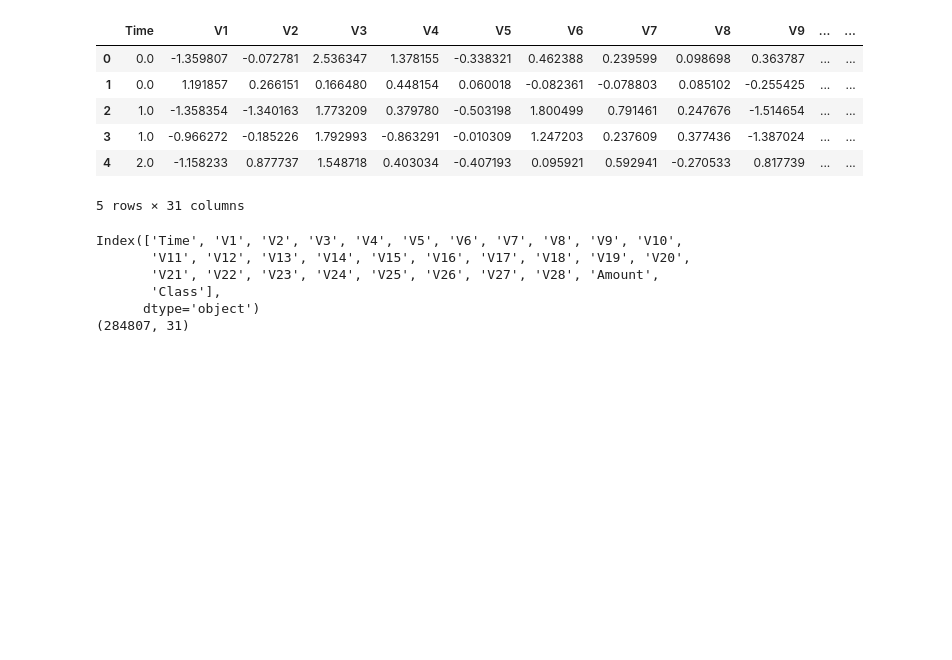
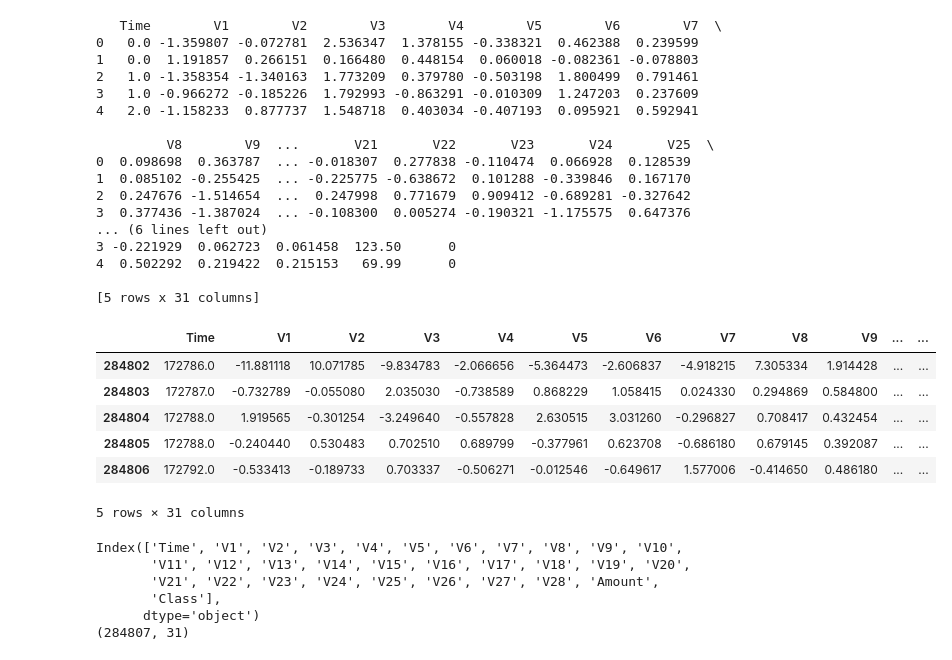
Before and after one commit to kanishka530/Smart-Bank-Transactions-Monitoring-and-Fraud-Detection-System, a Jupyter notebook: notebook/fraud_analysis.ipynb, the cells around one changed output. Saved outputs shown, nothing was run; the diff lists cells and outputs as text; code cells hidden in the pictures; blank space fills up the shorter version.

```diff
--- a/notebook/fraud_analysis.ipynb
+++ b/notebook/fraud_analysis.ipynb
@@ -5,15 +5,33 @@ import seaborn as sns
 # %%
 import pandas as pd
 data =pd.read_csv("../data/creditcard.csv")
-data.head()
+print(data.head())
+data.tail()
 # %% [output]
+   Time        V1        V2        V3        V4        V5        V6        V7  \
+0   0.0 -1.359807 -0.072781  2.536347  1.378155 -0.338321  0.462388  0.239599
+1   0.0  1.191857  0.266151  0.166480  0.448154  0.060018 -0.082361 -0.078803
+2   1.0 -1.358354 -1.340163  1.773209  0.379780 -0.503198  1.800499  0.791461
+3   1.0 -0.966272 -0.185226  1.792993 -0.863291 -0.010309  1.247203  0.237609
+4   2.0 -1.158233  0.877737  1.548718  0.403034 -0.407193  0.095921  0.592941
+
+         V8        V9  ...       V21       V22       V23       V24       V25  \
+0  0.098698  0.363787  ... -0.018307  0.277838 -0.110474  0.066928  0.128539
+1  0.085102 -0.255425  ... -0.225775 -0.638672  0.101288 -0.339846  0.167170
+2  0.247676 -1.514654  ...  0.247998  0.771679  0.909412 -0.689281 -0.327642
+3  0.377436 -1.387024  ... -0.108300  0.005274 -0.190321 -1.175575  0.647376
+... (6 lines left out)
+3 -0.221929  0.062723  0.061458  123.50      0
+4  0.502292  0.219422  0.215153   69.99      0
+
+[5 rows x 31 columns]
 |  | Time | V1 | V2 | V3 | V4 | V5 | V6 | V7 | V8 | V9 | ... | ... |
-| 0 | 0.0 | -1.359807 | -0.072781 | 2.536347 | 1.378155 | -0.338321 | 0.462388 | 0.239599 | 0.098698 | 0.363787 | ... | ... |
-| 1 | 0.0 | 1.191857 | 0.266151 | 0.166480 | 0.448154 | 0.060018 | -0.082361 | -0.078803 | 0.085102 | -0.255425 | ... | ... |
-| 2 | 1.0 | -1.358354 | -1.340163 | 1.773209 | 0.379780 | -0.503198 | 1.800499 | 0.791461 | 0.247676 | -1.514654 | ... | ... |
-| 3 | 1.0 | -0.966272 | -0.185226 | 1.792993 | -0.863291 | -0.010309 | 1.247203 | 0.237609 | 0.377436 | -1.387024 | ... | ... |
-| 4 | 2.0 | -1.158233 | 0.877737 | 1.548718 | 0.403034 | -0.407193 | 0.095921 | 0.592941 | -0.270533 | 0.817739 | ... | ... |
+| 284802 | 172786.0 | -11.881118 | 10.071785 | -9.834783 | -2.066656 | -5.364473 | -2.606837 | -4.918215 | 7.305334 | 1.914428 | ... | ... |
+| 284803 | 172787.0 | -0.732789 | -0.055080 | 2.035030 | -0.738589 | 0.868229 | 1.058415 | 0.024330 | 0.294869 | 0.584800 | ... | ... |
+| 284804 | 172788.0 | 1.919565 | -0.301254 | -3.249640 | -0.557828 | 2.630515 | 3.031260 | -0.296827 | 0.708417 | 0.432454 | ... | ... |
+| 284805 | 172788.0 | -0.240440 | 0.530483 | 0.702510 | 0.689799 | -0.377961 | 0.623708 | -0.686180 | 0.679145 | 0.392087 | ... | ... |
+| 284806 | 172792.0 | -0.533413 | -0.189733 | 0.703337 | -0.506271 | -0.012546 | -0.649617 | 1.577006 | -0.414650 | 0.486180 | ... | ... |
-5 rows × 31 columns
+5 rows × 31 columns
 # %%
 print(data.columns)
 print(data.shape)
```
Also changed, not shown: parts of 8 cells of this notebook.
